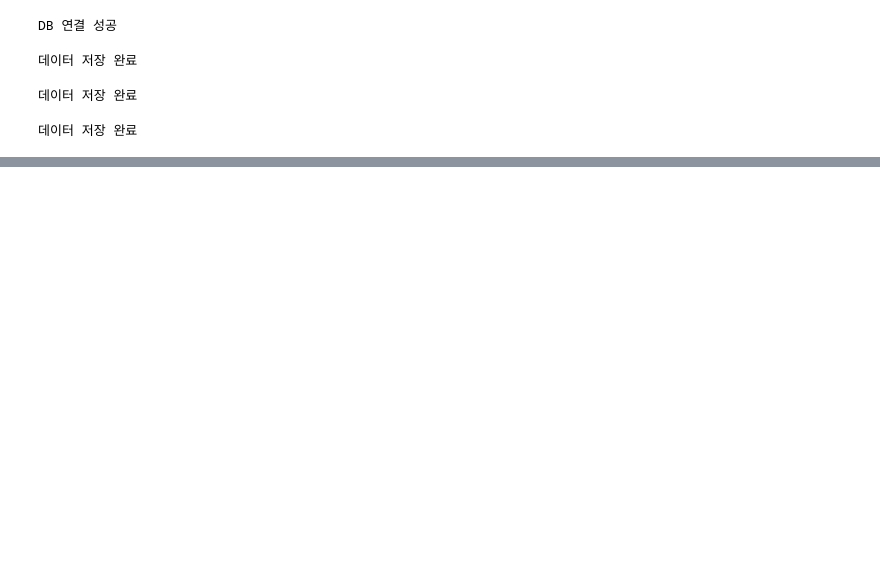
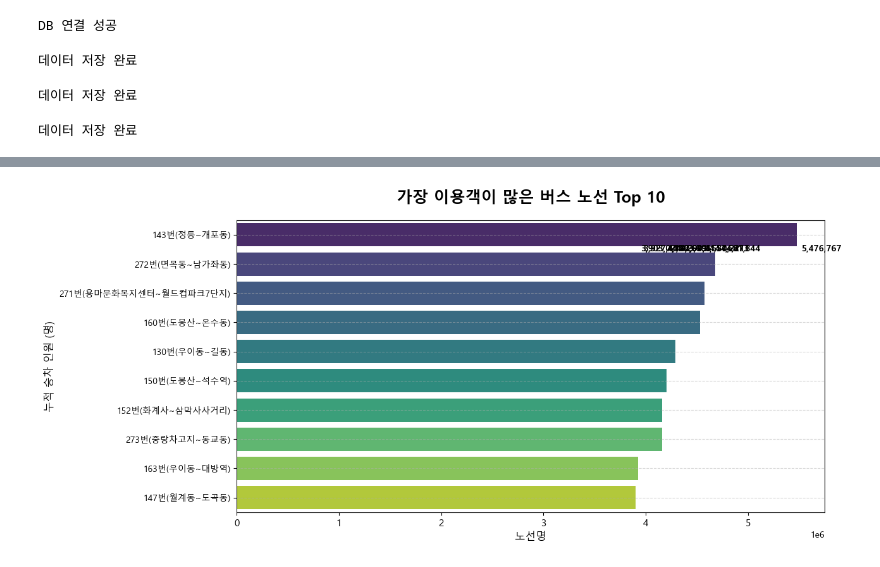
Before and after one commit to joeunjiii/bus-data-pipeline, a Jupyter notebook: convert.ipynb, the cells around one changed output, grey strips where cells are left out. Cells and saved outputs as stored; diff of their text form; code cells hidden in the pictures; blank space fills up the shorter version.

```diff
--- a/convert.ipynb
+++ b/convert.ipynb
@@ -538,0 +550,45 @@ display(result)
+# %%
+import matplotlib.pyplot as plt
+import seaborn as sns
+
+
+from matplotlib import rc
+rc('font', family='Malgun Gothic')
+plt.rcParams['axes.unicode_minus'] = False
+
+
+plt.figure(figsize=(12, 6))
+
+
+barplot = sns.barplot(
+    y='route_name',
+    x='total_passengers',
+    data=df_top10,
+    palette='viridis',
+    legend=False,
+    hue='route_name'
+)
+
+plt.title('가장 이용객이 많은 버스 노선 Top 10', fontsize=18, fontweight='bold', pad=20)
+plt.xlabel('노선명', fontsize=12)
+plt.ylabel('누적 승차 인원 (명)', fontsize=12)
+plt.xticks(fontsize=11)
+plt.grid(axis='y', linestyle='--', alpha=0.5)
+
+
+for p in barplot.patches:
+    width = p.get_width()
+
+    plt.text(
+        width + 50000,
+        p.get_x() + p.get_height() / 2+0.1,
+        f'{int(width):,}',
+        ha='left',
+        va='center',
+        size=10,
+        fontweight='bold'
+    )
+
+plt.show()
+# %% [output]
+[figure, added]
```
Also changed, not shown: parts of 17 cells of this notebook, 2 other files.
